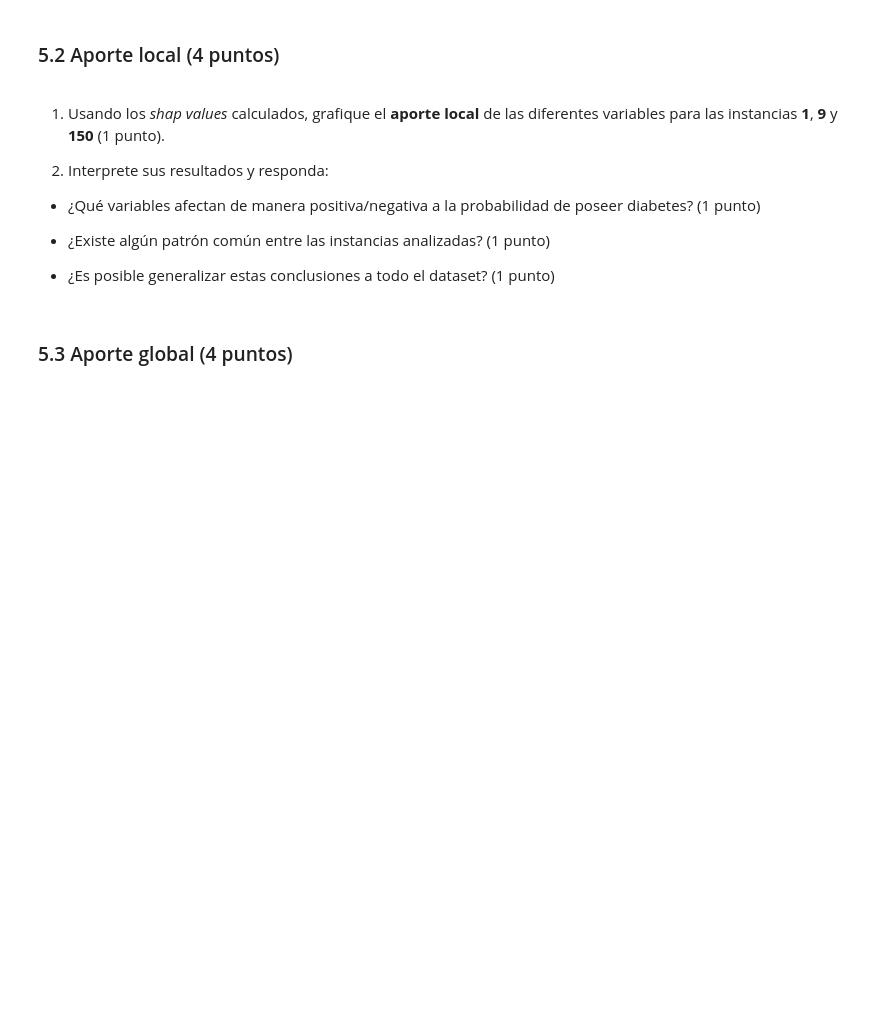
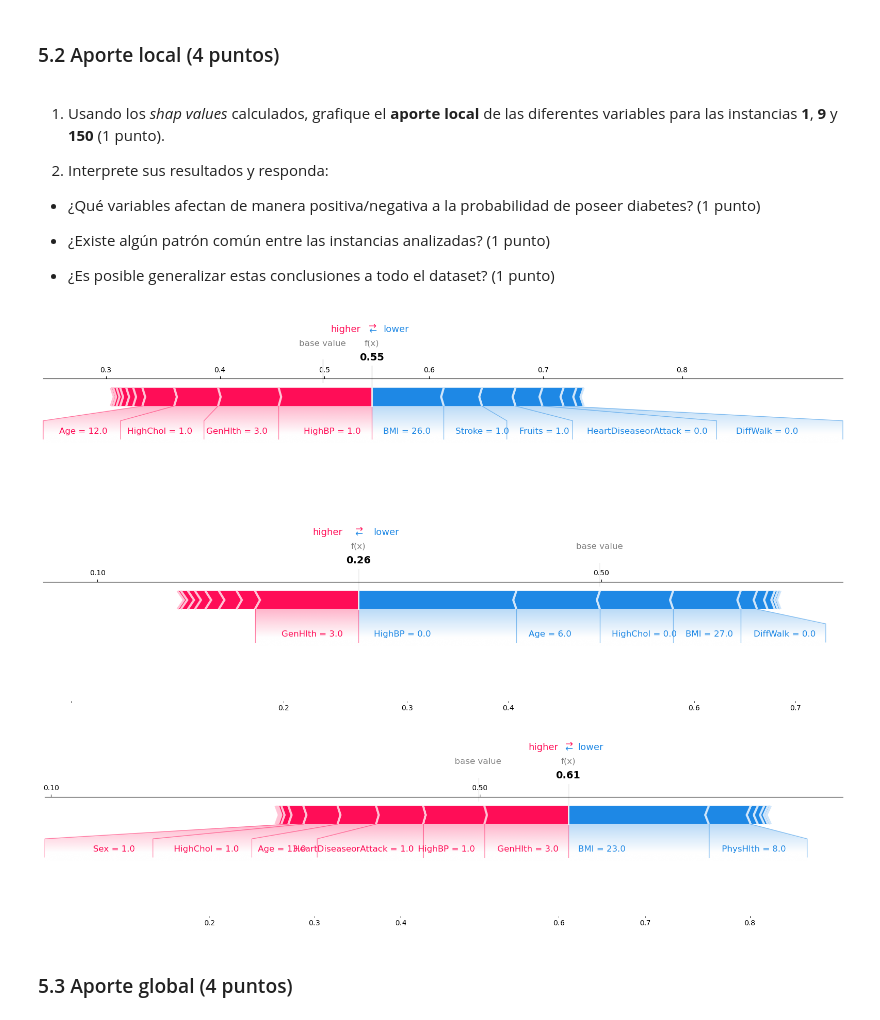
Before and after one commit to sebastianacunau/MDS7202-Laboratorios-y-Proyecto, a Jupyter notebook: Laboratorios/Lab 7 - Interpretabilidad/Lab7_enunciado.ipynb, the cells around one changed output. Saved outputs shown, nothing was run; the diff lists cells and outputs as text; code cells hidden in the pictures; blank space fills up the shorter version.

```diff
--- a/Laboratorios/Lab 7 - Interpretabilidad/Lab7_enunciado.ipynb
+++ b/Laboratorios/Lab 7 - Interpretabilidad/Lab7_enunciado.ipynb
@@ -290,3 +348,18 @@ warnings.filterwarnings("ignore", message=".*The 'nopython' keyword.*")
+# %%
+instances = [1, 9, 150]
+for idx in instances:
+    shap.force_plot(
+        explainer.expected_value,
+        shap_values.values[idx,:],
+        X.iloc[idx,:],
+        matplotlib=True,
+        show=True,
+        link='logit',
+    )
+# %% [output]
+[figure, added]
+[figure, added]
+[figure, added]
 # %% [markdown]
 ### 5.3 Aporte global (4 puntos)
 # %% [markdown]
```
Also changed, not shown: parts of 24 cells of this notebook.
